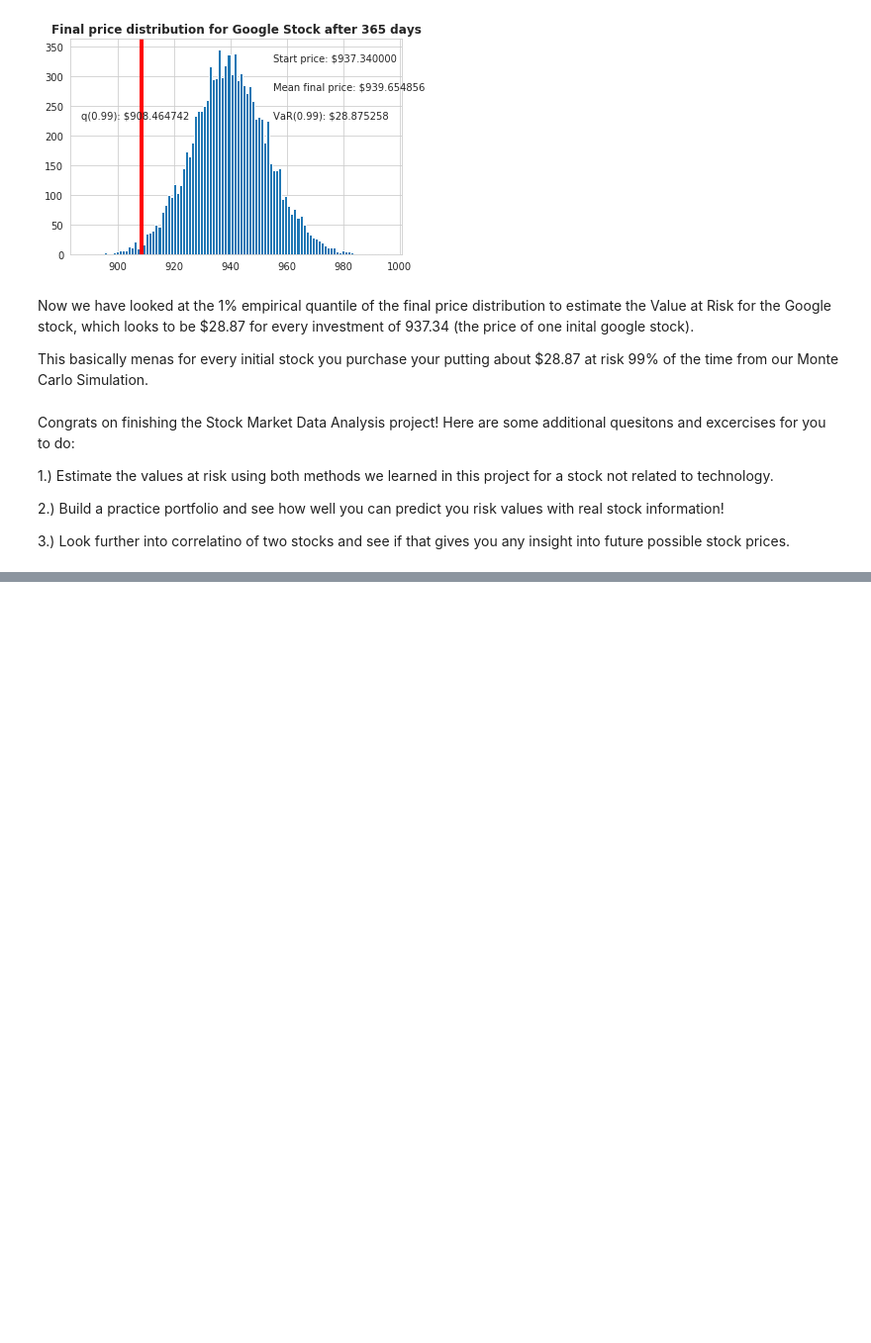
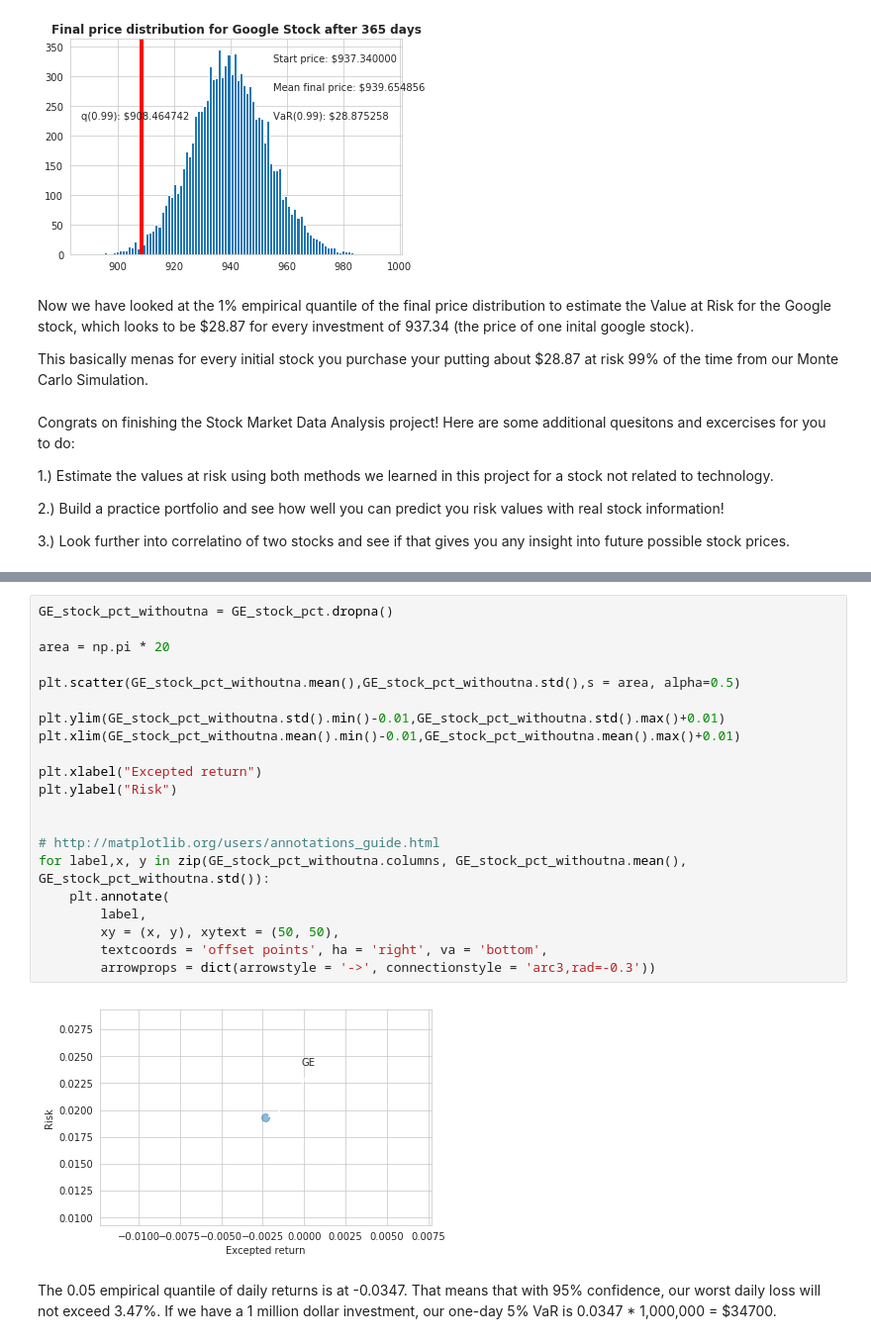
Before and after one commit to easypanda/Udemy, a Jupyter notebook: Python for Data Analysis and visualization/Stock Market Analysis.ipynb, the cells around one changed output, grey strips where cells are left out. Shown at 99% size. Saved outputs shown, nothing was run; the diff lists cells and outputs as text; blank space fills up the shorter version.

```diff
--- a/Python for Data Analysis and visualization/Stock Market Analysis.ipynb
+++ b/Python for Data Analysis and visualization/Stock Market Analysis.ipynb
@@ -477,0 +548,25 @@ Congrats on finishing the Stock Market Data Analysis project! Here are some addi
+# %%
+GE_stock_pct_withoutna = GE_stock_pct.dropna()
+
+area = np.pi * 20
+
+plt.scatter(GE_stock_pct_withoutna.mean(),GE_stock_pct_withoutna.std(),s = area, alpha=0.5)
+
+plt.ylim(GE_stock_pct_withoutna.std().min()-0.01,GE_stock_pct_withoutna.std().max()+0.01)
+plt.xlim(GE_stock_pct_withoutna.mean().min()-0.01,GE_stock_pct_withoutna.mean().max()+0.01)
+
+plt.xlabel("Excepted return")
+plt.ylabel("Risk")
+
+
+# http://matplotlib.org/users/annotations_guide.html
+for label,x, y in zip(GE_stock_pct_withoutna.columns, GE_stock_pct_withoutna.mean(), GE_stock_pct_withoutna.std()):
+    plt.annotate(
+        label,
+        xy = (x, y), xytext = (50, 50),
+        textcoords = 'offset points', ha = 'right', va = 'bottom',
+        arrowprops = dict(arrowstyle = '->', connectionstyle = 'arc3,rad=-0.3'))
+# %% [output]
+[figure, added]
+# %% [markdown]
+The 0.05 empirical quantile of daily returns is at -0.0347. That means that with 95% confidence, our worst daily loss will not exceed 3.47%. If we have a 1 million dollar investment, our one-day 5% VaR is 0.0347 * 1,000,000 = $34700.
```
Also changed, not shown: parts of 21 cells of this notebook.
